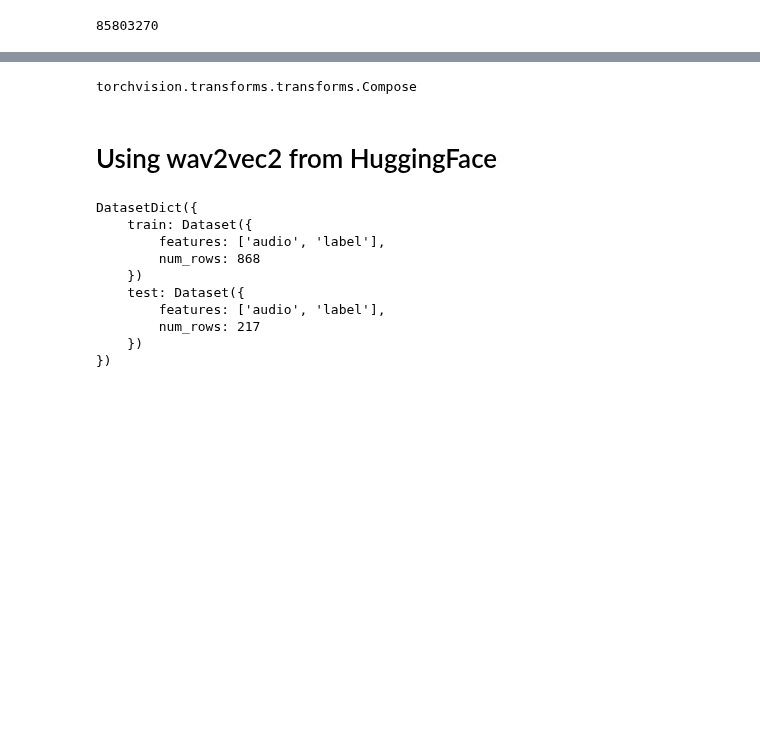
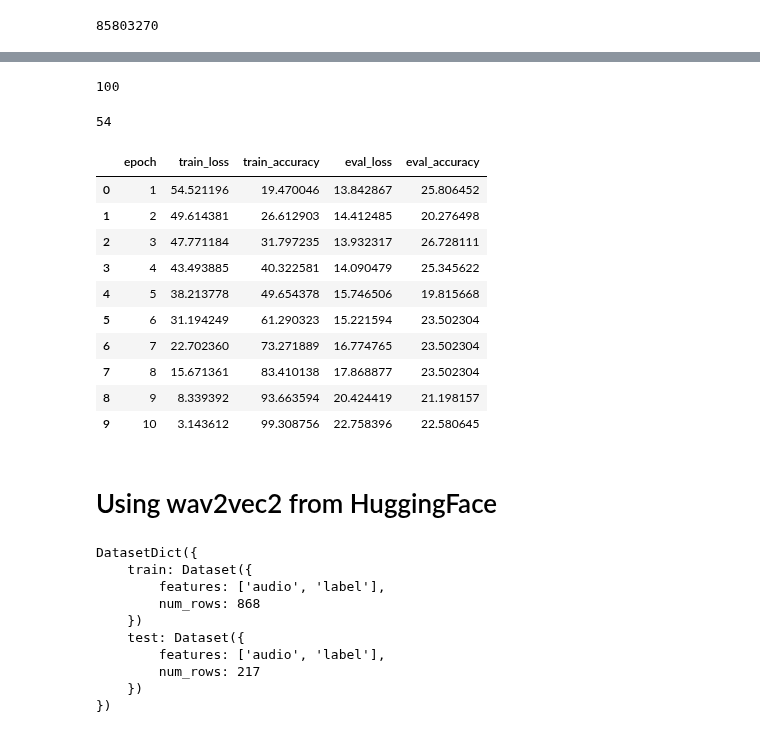
Before and after one commit to pakdaniel/DataMiningFinal, a Jupyter notebook: DataMiningFinal.ipynb, the cells around one changed output, grey strips where cells are left out. Cells and saved outputs as stored; diff of their text form; code cells hidden in the pictures; blank space fills up the shorter version.

```diff
--- a/DataMiningFinal.ipynb
+++ b/DataMiningFinal.ipynb
@@ -1073,6 +1092,25 @@ plot_accuracy(df_ViT3, title=f"ViT Accuracy Patch = {patch_size}")
 [figure]
 # %% [markdown]
 ## Timm
+# %%
+class AudioDatasetViTPretrain(Dataset):
+    def __init__(self, audio_paths, label_type, label_mapping, transform=None):
+        super(AudioDatasetViTPretrain, self).__init__()
+        self.audio_paths = audio_paths
+        self.label_type = label_type
+        self.label_mapping = label_mapping
+        self.transform = transform
+
+    def __len__(self):
+        return len(self.audio_paths)
+
+    def __getitem__(self, idx):
+        audio = Audio(self.audio_paths[idx], self.label_type, self.label_mapping)
+        if self.transform:
+            im, label = audio.get_mel_spectrogram_and_label(audio.get_audio(), n_mels=64)
+            im = im.repeat(3, 1, 1)
+            return self.transform(im), label
+        return audio.get_mel_spectrogram_and_label(audio_padded, n_mels=64)
 # %%
 torch.cuda.is_available()
 # %% [output]
@@ -1091,7 +1129,7 @@ transform = create_transform(**config)
 transform.transforms.insert(0,torchvision.transforms.ToPILImage()) # first converts tensor into Pil Image then uses same transforms in paper
 # %%
 padding = 44100
-dataset = AudioDatasetViT(audio_paths, LABEL_TYPE, LABEL_ENCODING, padding, transform=transform)
+dataset = AudioDatasetViTPretrain(audio_paths, LABEL_TYPE, LABEL_ENCODING, transform=transform)
 dataset_size = len(dataset)
 
 split = 0.2 # Train-Test split is 80% 20%
@@ -1135,9 +1163,9 @@ device(type='cpu')
 # %%
 %%time
-output_dir = f"./ViT_timm/"
+output_dir = f"./ViT_pretrain/"
 output_dir = os.path.join(output_dir, time.strftime("%Y-%m-%d_%H-%M-%S"))
 
-EPOCHS = 400
+EPOCHS = 100
 
 train_losses = []
 train_accs = []
@@ -1183,17 +1211,17 @@ for epoch in range(1, EPOCHS+1):
 
     train_losses.append(train_loss)
     test_losses.append(test_loss)
-    train_acc = 100*train_acc.item()/len(train_set_ViT)
-    test_acc = 100*test_acc.item()/len(test_set_ViT)
+    train_acc = 100*train_acc.item()/len(train_set_ViT_transform)
+    test_acc = 100*test_acc.item()/len(test_set_ViT_transform)
     train_accs.append(train_acc)
     test_accs.append(test_acc)
-    if epoch % 5 == 0:
+    if epoch % 1 == 0:
         save_model(model, output_dir, epoch, test_loss, test_acc)
 
     print(f"Epoch: {epoch} Train Loss: {round(train_loss,4)} Test Loss: {round(test_loss,4)} Train Acc: {round(train_acc,4)}% Test Acc: {round(test_acc,4)}%")
 
 print(f"Done training after {time.time()-start} seconds")
 
-df_timm = save_torch_logs(EPOCHS, train_losses, train_accs, test_losses, test_accs, output_dir)
+df_ViT_pretrain = save_torch_logs(EPOCHS, train_losses, train_accs, test_losses, test_accs, output_dir)
 # %% [output]
 ViT
@@ -1200,8 +1244,28 @@ ViT
 KeyboardInterrupt:
-# %%
-transform
-# %% [output]
-torchvision.transforms.transforms.Compose
+# %%
+EPOCHS
+# %% [output]
+100
+# %%
+len(train_losses)
+# %% [output]
+54
+# %%
+df_ViT_pretrain = save_torch_logs(54, train_losses, train_accs, test_losses, test_accs, output_dir)
+# %%
+df_ViT_pretrain.head(10)
+# %% [output]
+|  | epoch | train_loss | train_accuracy | eval_loss | eval_accuracy |
+| 0 | 1 | 54.521196 | 19.470046 | 13.842867 | 25.806452 |
+| 1 | 2 | 49.614381 | 26.612903 | 14.412485 | 20.276498 |
+| 2 | 3 | 47.771184 | 31.797235 | 13.932317 | 26.728111 |
+| 3 | 4 | 43.493885 | 40.322581 | 14.090479 | 25.345622 |
+| 4 | 5 | 38.213778 | 49.654378 | 15.746506 | 19.815668 |
+| 5 | 6 | 31.194249 | 61.290323 | 15.221594 | 23.502304 |
+| 6 | 7 | 22.702360 | 73.271889 | 16.774765 | 23.502304 |
+| 7 | 8 | 15.671361 | 83.410138 | 17.868877 | 23.502304 |
+| 8 | 9 | 8.339392 | 93.663594 | 20.424419 | 21.198157 |
+| 9 | 10 | 3.143612 | 99.308756 | 22.758396 | 22.580645 |
 # %% [markdown]
 # Using wav2vec2 from HuggingFace
 # %%
```
Also changed, not shown: parts of 7 cells of this notebook.
